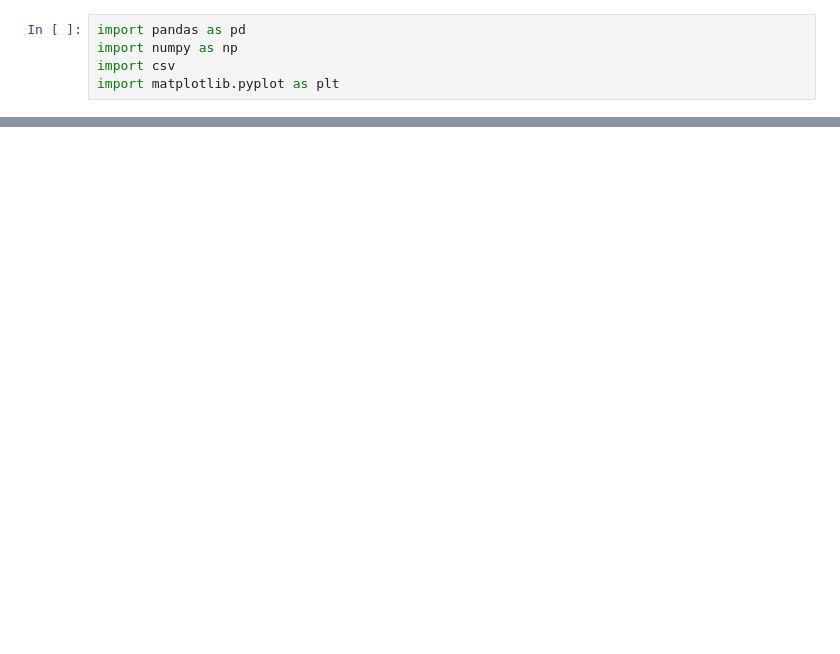
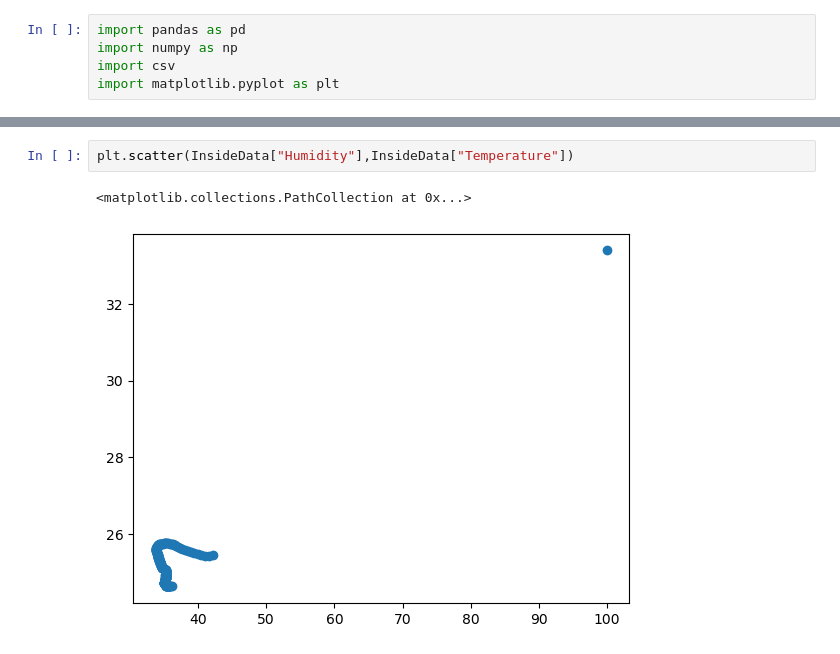
Before and after one commit to jcarpenter-e/E11_BaconPotatoLasagna, a Jupyter notebook: LAw6Compare.ipynb, the cells around one changed output, grey strips where cells are left out. Saved outputs shown, nothing was run; the diff lists cells and outputs as text; blank space fills up the shorter version.

```diff
--- a/LAw6Compare.ipynb
+++ b/LAw6Compare.ipynb
@@ -41,0 +84,5 @@ linplt[3,0].set_title("PM 10")
+# %%
+plt.scatter(InsideData["Humidity"],InsideData["Temperature"])
+# %% [output]
+<matplotlib.collections.PathCollection at 0x...>
+[figure, added]
```
Also changed, not shown: parts of 4 cells of this notebook.
